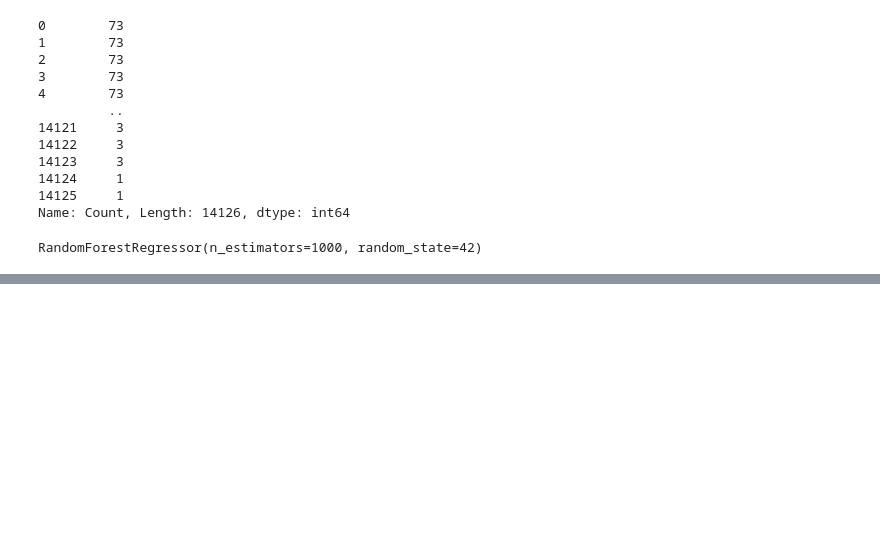
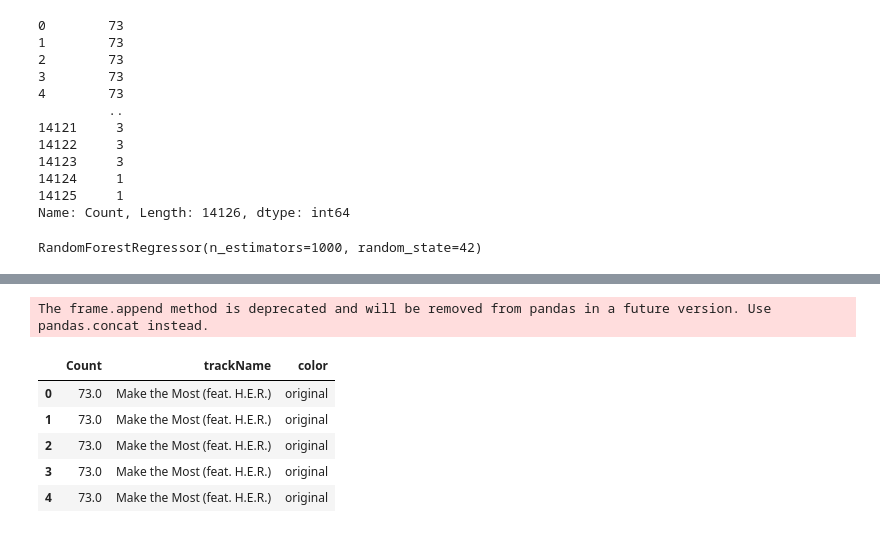
Before and after one commit to 98yangjames/SpotifyML, a Jupyter notebook: RandomForest.ipynb, the cells around one changed output, grey strips where cells are left out. Drawn from its saved outputs; the diff is of its cells as text; code cells hidden in the pictures; blank space fills up the shorter version.

```diff
--- a/RandomForest.ipynb
+++ b/RandomForest.ipynb
@@ -136,0 +136,11 @@ prediction_df
+# %%
+total_labels = original_labels.append(prediction_df)
+total_labels.head(5)
+# %% [output]
+The frame.append method is deprecated and will be removed from pandas in a future version. Use pandas.concat instead.
+|  | Count | trackName | color |
+| 0 | 73.0 | Make the Most (feat. H.E.R.) | original |
+| 1 | 73.0 | Make the Most (feat. H.E.R.) | original |
+| 2 | 73.0 | Make the Most (feat. H.E.R.) | original |
+| 3 | 73.0 | Make the Most (feat. H.E.R.) | original |
+| 4 | 73.0 | Make the Most (feat. H.E.R.) | original |
```
Also changed, not shown: parts of 13 cells of this notebook, 7 other files.
